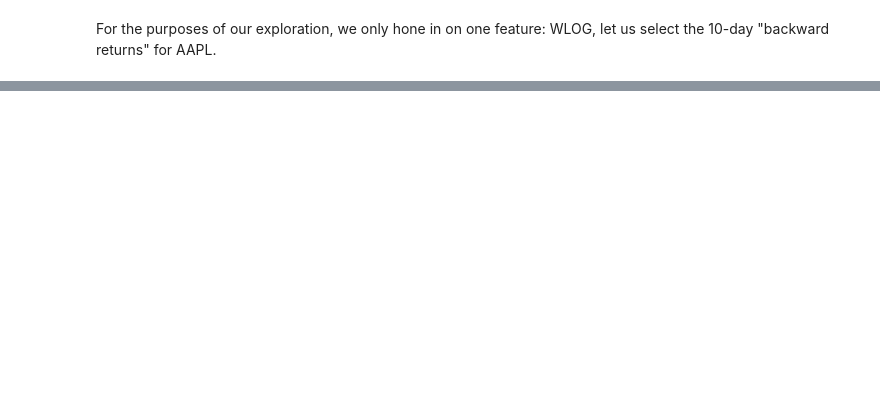
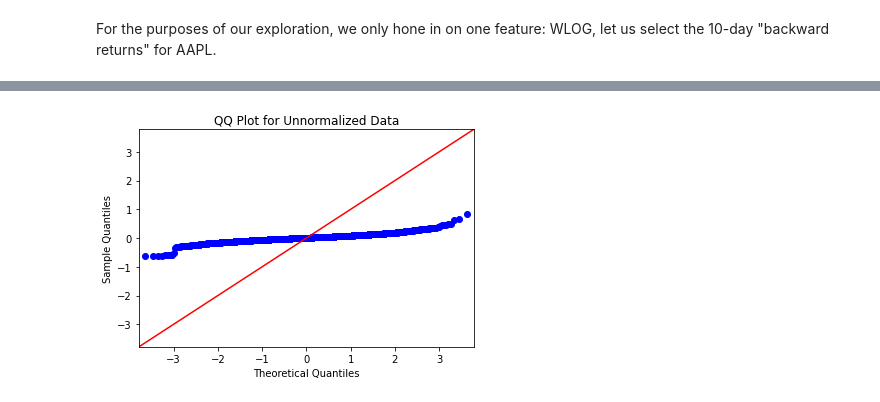
Before and after one commit to rajathsalegame/dowjones_classifier, a Jupyter notebook: notebooks/feature_exploration.ipynb, the cells around one changed output, grey strips where cells are left out. Cells and saved outputs as stored; diff of their text form; code cells hidden in the pictures; blank space fills up the shorter version.

Commit message:
added qqplot in feature exploration

```diff
--- a/notebooks/feature_exploration.ipynb
+++ b/notebooks/feature_exploration.ipynb
@@ -91,0 +86,8 @@ Dataframe[‘feature1ExpandingNorm’]=(Dataframe[‘feature1’]-dataframe[‘f
+# %%
+import statsmodels.api as sm
+
+sm.qqplot(feature[('AAPL', 10)].values, line='45')
+plt.title('QQ Plot for Unnormalized Data')
+plt.show()
+# %% [output]
+[figure, added]
```
Also changed, not shown: parts of 14 cells of this notebook.
